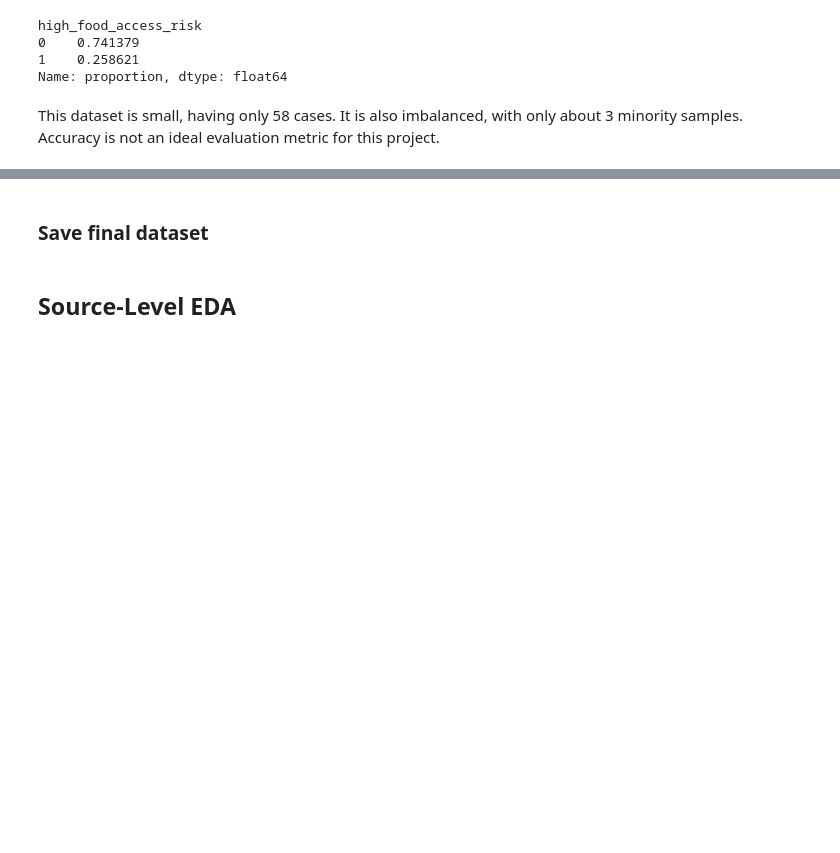
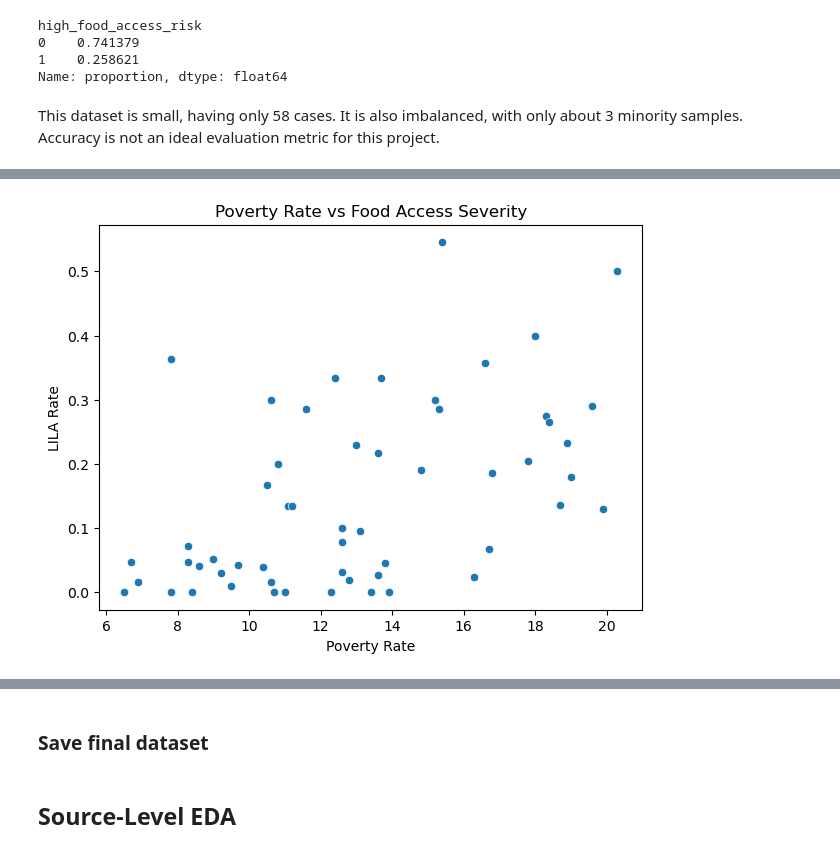
Before and after one commit to svthaker/ADS508Group3, a Jupyter notebook: NutriAccessAnalytics.ipynb, the cells around one changed output, grey strips where cells are left out. Drawn from its saved outputs; the diff is of its cells as text; code cells hidden in the pictures; blank space fills up the shorter version.

```diff
--- a/NutriAccessAnalytics.ipynb
+++ b/NutriAccessAnalytics.ipynb
@@ -199,0 +224,15 @@ plt.show()
+# %%
+# Scatter plot
+
+plt.figure(figsize=(7,5))
+sns.scatterplot(
+    data=features,
+    x="poverty_rate",
+    y="lila_rate"
+)
+plt.title("Poverty Rate vs Food Access Severity")
+plt.xlabel("Poverty Rate")
+plt.ylabel("LILA Rate")
+plt.show()
+# %% [output]
+[figure, added]
```
Also changed, not shown: parts of 27 cells of this notebook, 9 other files.
